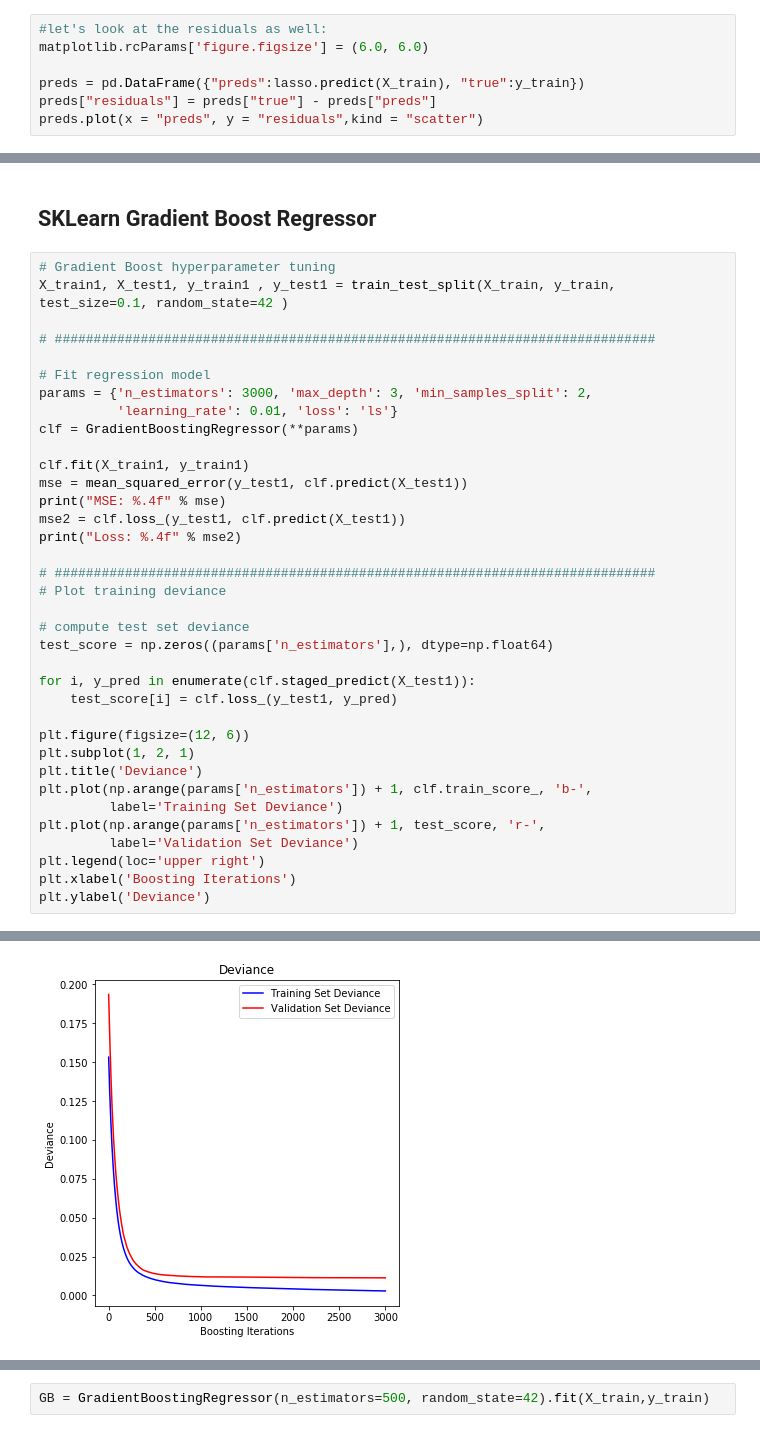
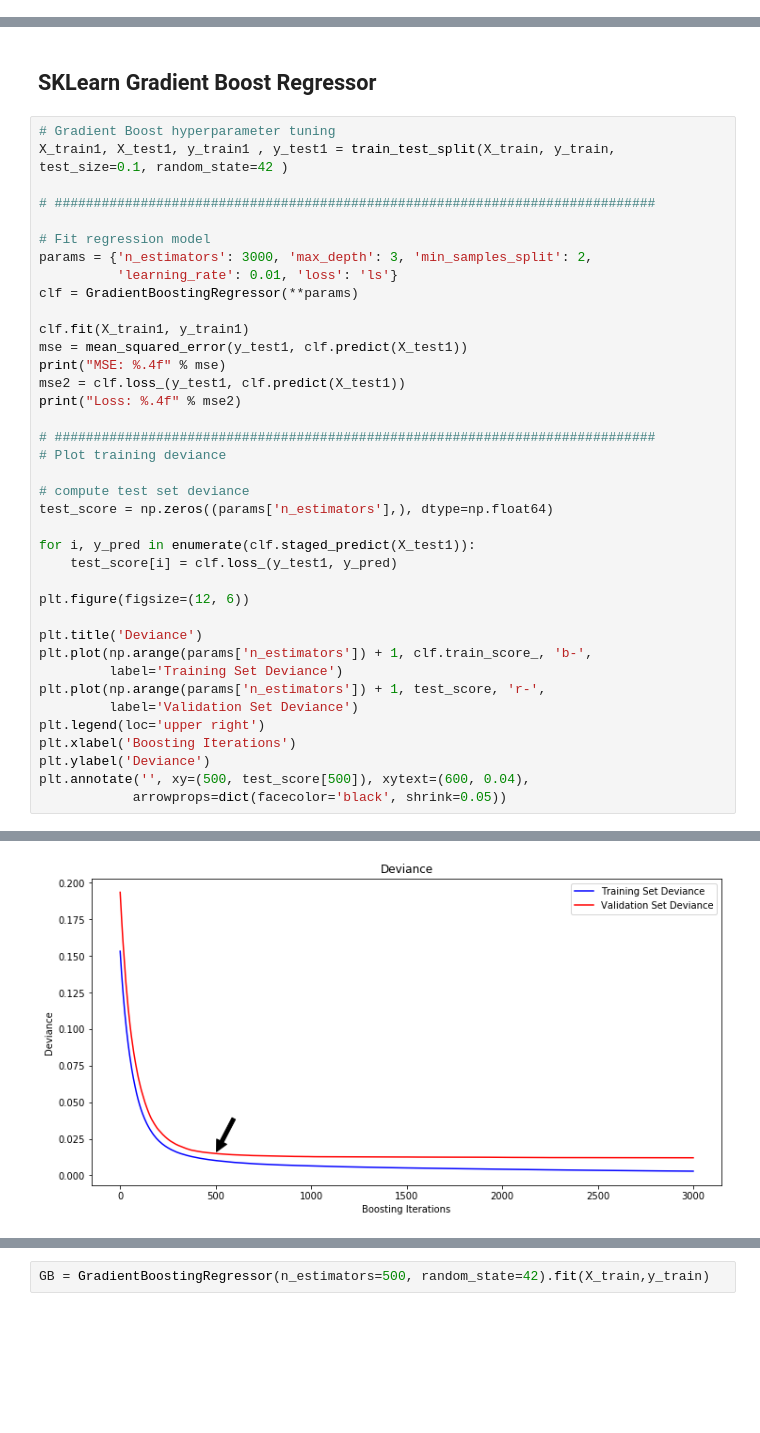
Before and after one commit to JK558/house-price-prediction, a Jupyter notebook: house_price_JK.ipynb, the cells around one changed output, grey strips where cells are left out. Saved outputs shown, nothing was run; the diff lists cells and outputs as text; blank space fills up the shorter version.

Commit message:
add toc, intro, discussion
random forest, boosting models:
add feature importance plot
streamline model training, cv, fit

```diff
--- a/house_price_JK.ipynb
+++ b/house_price_JK.ipynb
@@ -507,10 +526,3 @@ plt.title("Coefficients in the Lasso Model")
 # %% [output]
 Text(0.5, 1.0, 'Coefficients in the Lasso Model')
 [figure]
-# %%
-#let's look at the residuals as well:
-matplotlib.rcParams['figure.figsize'] = (6.0, 6.0)
-
-preds = pd.DataFrame({"preds":lasso.predict(X_train), "true":y_train})
-preds["residuals"] = preds["true"] - preds["preds"]
-preds.plot(x = "preds", y = "residuals",kind = "scatter")
@@ -669,7 +603,7 @@ for i, y_pred in enumerate(clf.staged_predict(X_test1)):
     test_score[i] = clf.loss_(y_test1, y_pred)
 
 plt.figure(figsize=(12, 6))
-plt.subplot(1, 2, 1)
+
 plt.title('Deviance')
 plt.plot(np.arange(params['n_estimators']) + 1, clf.train_score_, 'b-',
          label='Training Set Deviance')
@@ -678,4 +612,6 @@ plt.plot(np.arange(params['n_estimators']) + 1, test_score, 'r-',
 plt.legend(loc='upper right')
 plt.xlabel('Boosting Iterations')
 plt.ylabel('Deviance')
+plt.annotate('', xy=(500, test_score[500]), xytext=(600, 0.04),
+            arrowprops=dict(facecolor='black', shrink=0.05))
 # %% [output]
@@ -685 +621 @@ Text(0, 0.5, 'Deviance')
-[figure, old version]
+[figure, new version]
```
Also changed, not shown: parts of 43 cells of this notebook.
